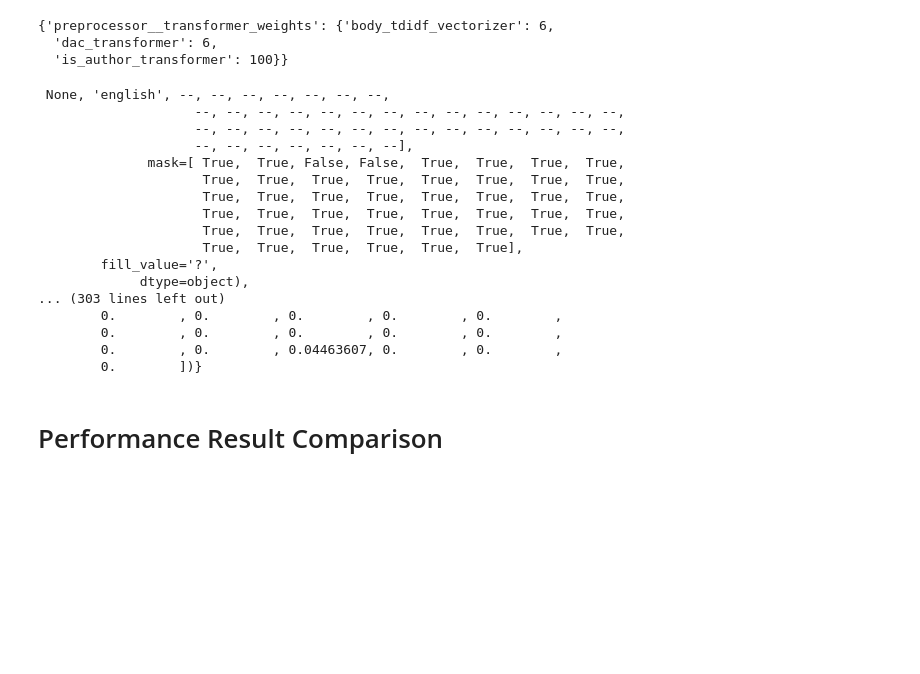
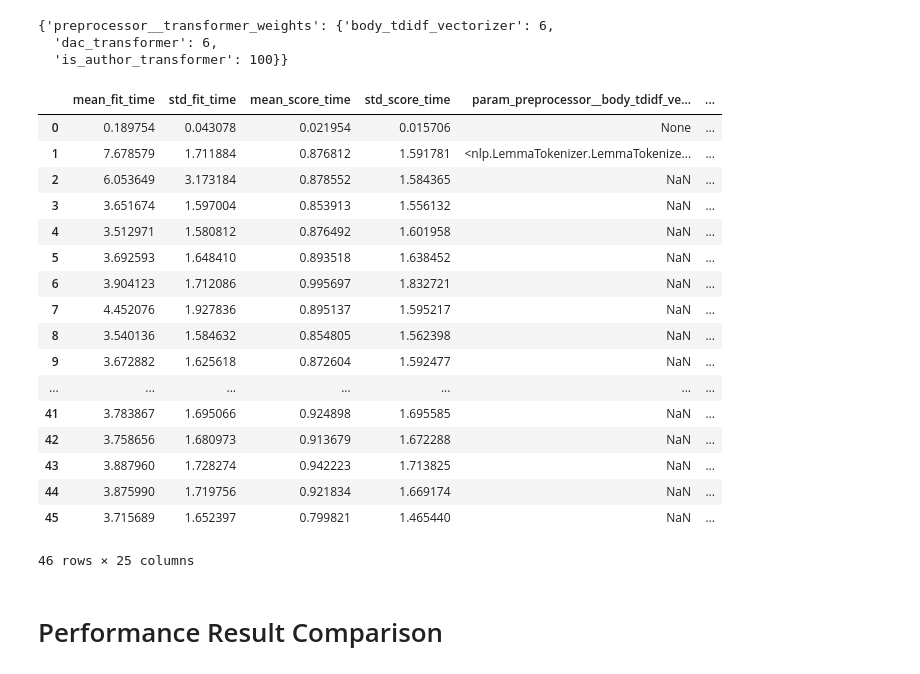
Before and after one commit to eddie-chiang/ccc4prc, a Jupyter notebook: Classifier Model Optimization - Bigger Test Dataset.ipynb, the cells around one changed output. Saved outputs shown, nothing was run; the diff lists cells and outputs as text; code cells hidden in the pictures; blank space fills up the shorter version.

Commit message:
Show GridSearchCV CV results as a pandas table.

```diff
--- a/Classifier Model Optimization - Bigger Test Dataset.ipynb
+++ b/Classifier Model Optimization - Bigger Test Dataset.ipynb
@@ -524,26 +524,28 @@ clf_grid_search_cv.best_params_
 {'preprocessor__transformer_weights': {'body_tdidf_vectorizer': 6,
   'dac_transformer': 6,
   'is_author_transformer': 100}}
-# %%
-clf_grid_search_cv.cv_results_
-# %% [output]
- None, 'english', --, --, --, --, --, --, --,
-                    --, --, --, --, --, --, --, --, --, --, --, --, --, --,
-                    --, --, --, --, --, --, --, --, --, --, --, --, --, --,
-                    --, --, --, --, --, --, --],
-              mask=[ True,  True, False, False,  True,  True,  True,  True,
-                     True,  True,  True,  True,  True,  True,  True,  True,
-                     True,  True,  True,  True,  True,  True,  True,  True,
-                     True,  True,  True,  True,  True,  True,  True,  True,
-                     True,  True,  True,  True,  True,  True,  True,  True,
-                     True,  True,  True,  True,  True,  True],
-        fill_value='?',
-             dtype=object),
-... (303 lines left out)
-        0.        , 0.        , 0.        , 0.        , 0.        ,
-        0.        , 0.        , 0.        , 0.        , 0.        ,
-        0.        , 0.        , 0.04463607, 0.        , 0.        ,
-        0.        ])}
+# %%
+df = DataFrame(clf_grid_search_cv.cv_results_)
+df
+# %% [output]
+|  | mean_fit_time | std_fit_time | mean_score_time | std_score_time | param_preprocessor__body_tdidf_ve... | ... |
+| 0 | 0.189754 | 0.043078 | 0.021954 | 0.015706 | None | ... |
+| 1 | 7.678579 | 1.711884 | 0.876812 | 1.591781 | <nlp.LemmaTokenizer.LemmaTokenize... | ... |
+| 2 | 6.053649 | 3.173184 | 0.878552 | 1.584365 | NaN | ... |
+| 3 | 3.651674 | 1.597004 | 0.853913 | 1.556132 | NaN | ... |
+| 4 | 3.512971 | 1.580812 | 0.876492 | 1.601958 | NaN | ... |
+| 5 | 3.692593 | 1.648410 | 0.893518 | 1.638452 | NaN | ... |
+| 6 | 3.904123 | 1.712086 | 0.995697 | 1.832721 | NaN | ... |
+| 7 | 4.452076 | 1.927836 | 0.895137 | 1.595217 | NaN | ... |
+| 8 | 3.540136 | 1.584632 | 0.854805 | 1.562398 | NaN | ... |
+| 9 | 3.672882 | 1.625618 | 0.872604 | 1.592477 | NaN | ... |
+| ... | ... | ... | ... | ... | ... | ... |
+| 41 | 3.783867 | 1.695066 | 0.924898 | 1.695585 | NaN | ... |
+| 42 | 3.758656 | 1.680973 | 0.913679 | 1.672288 | NaN | ... |
+| 43 | 3.887960 | 1.728274 | 0.942223 | 1.713825 | NaN | ... |
+| 44 | 3.875990 | 1.719756 | 0.921834 | 1.669174 | NaN | ... |
+| 45 | 3.715689 | 1.652397 | 0.799821 | 1.465440 | NaN | ... |
+46 rows × 25 columns
 # %%
 y_pred = clf_grid_search_cv.predict(X_test)
 
```
